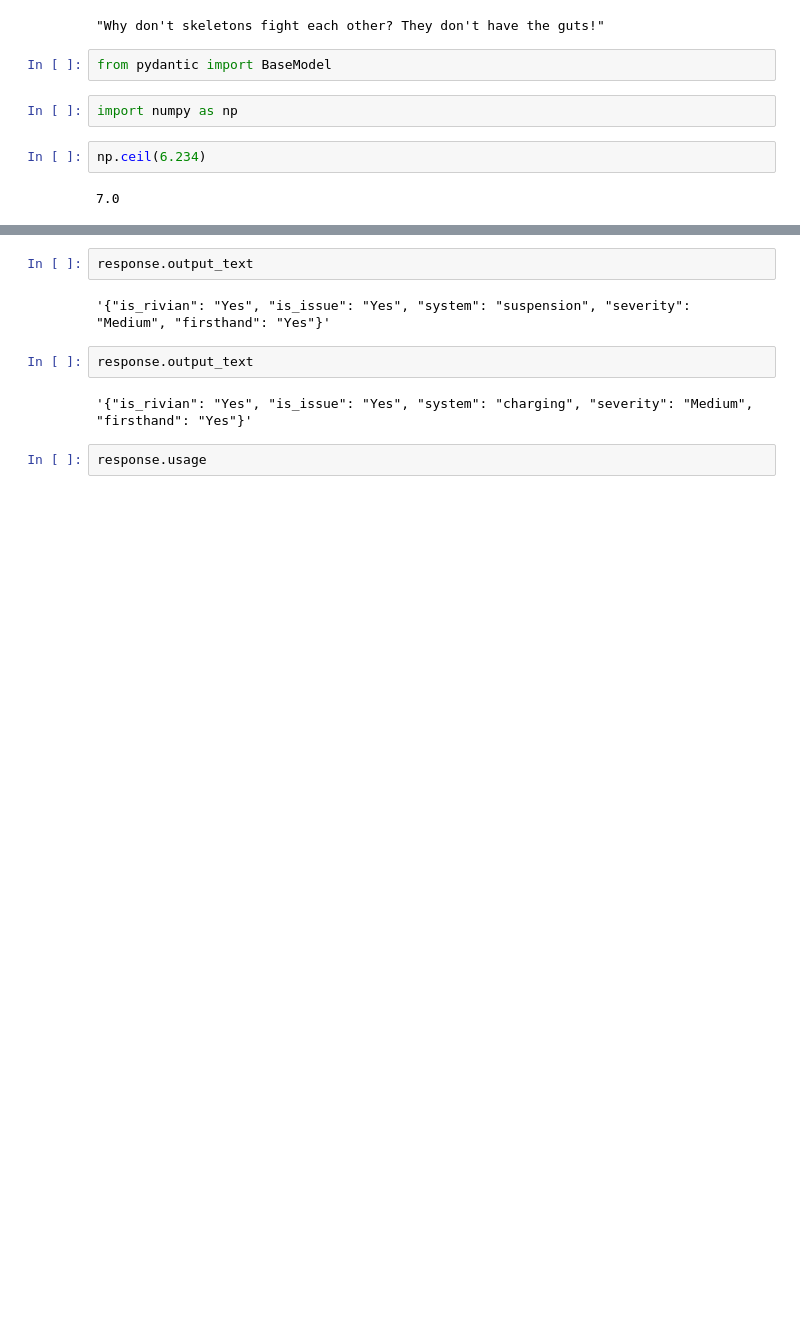
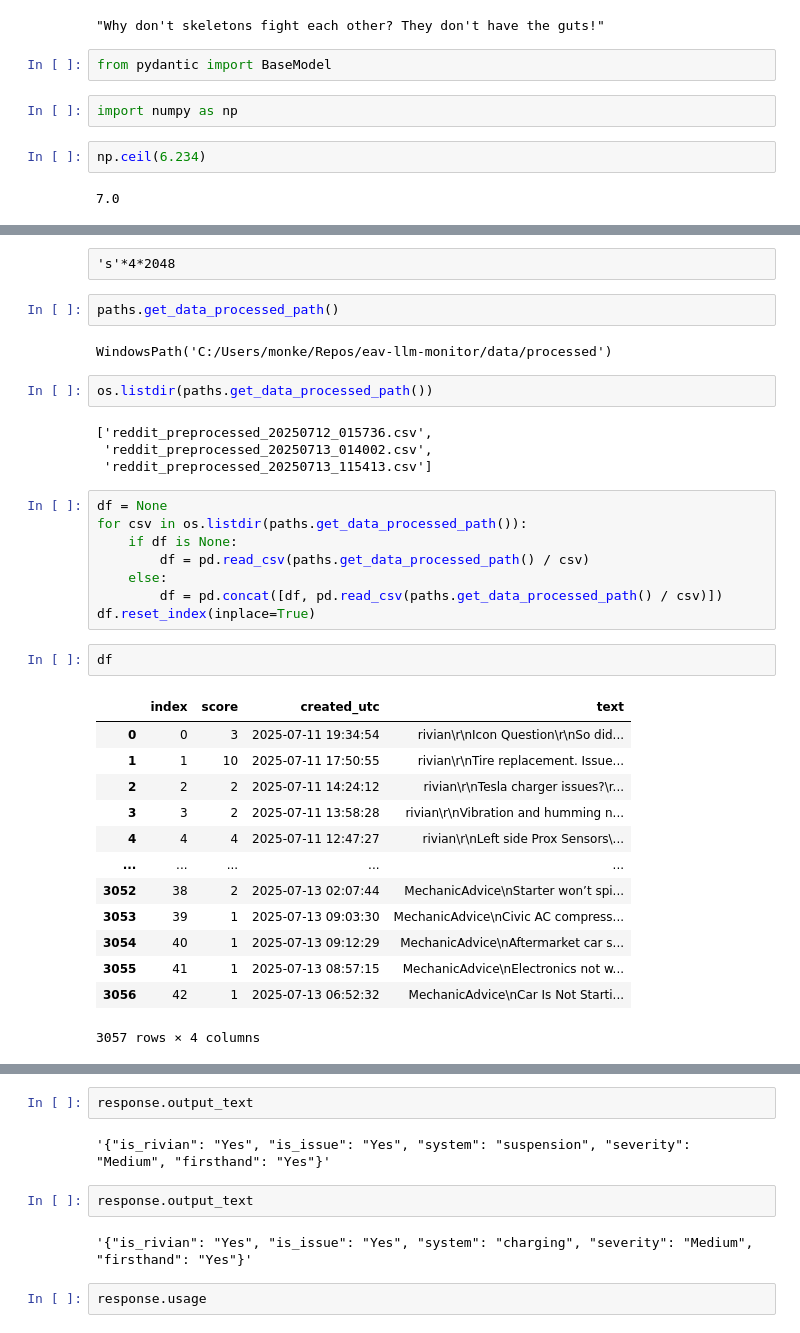
Before and after one commit to giancarlo-garbagnati/eav-llm-monitor, a Jupyter notebook: notebooks/dev.ipynb, the cells around one changed output, grey strips where cells are left out. Saved outputs shown, nothing was run; the diff lists cells and outputs as text; blank space fills up the shorter version.

```diff
--- a/notebooks/dev.ipynb
+++ b/notebooks/dev.ipynb
@@ -168,0 +128,36 @@ response = client.responses.create(
+# %% [raw]
+'s'*4*2048
+# %%
+paths.get_data_processed_path()
+# %% [output]
+WindowsPath('C:/Users/monke/Repos/eav-llm-monitor/data/processed')
+# %%
+os.listdir(paths.get_data_processed_path())
+# %% [output]
+['reddit_preprocessed_20250712_015736.csv',
+ 'reddit_preprocessed_20250713_014002.csv',
+ 'reddit_preprocessed_20250713_115413.csv']
+# %%
+df = None
+for csv in os.listdir(paths.get_data_processed_path()):
+    if df is None:
+        df = pd.read_csv(paths.get_data_processed_path() / csv)
+    else:
+        df = pd.concat([df, pd.read_csv(paths.get_data_processed_path() / csv)])
+df.reset_index(inplace=True)
+# %%
+df
+# %% [output]
+|  | index | score | created_utc | text |
+| 0 | 0 | 3 | 2025-07-11 19:34:54 | rivian\r\nIcon Question\r\nSo did... |
+| 1 | 1 | 10 | 2025-07-11 17:50:55 | rivian\r\nTire replacement. Issue... |
+| 2 | 2 | 2 | 2025-07-11 14:24:12 | rivian\r\nTesla charger issues?\r... |
+| 3 | 3 | 2 | 2025-07-11 13:58:28 | rivian\r\nVibration and humming n... |
+| 4 | 4 | 4 | 2025-07-11 12:47:27 | rivian\r\nLeft side Prox Sensors\... |
+| ... | ... | ... | ... | ... |
+| 3052 | 38 | 2 | 2025-07-13 02:07:44 | MechanicAdvice\nStarter won’t spi... |
+| 3053 | 39 | 1 | 2025-07-13 09:03:30 | MechanicAdvice\nCivic AC compress... |
+| 3054 | 40 | 1 | 2025-07-13 09:12:29 | MechanicAdvice\nAftermarket car s... |
+| 3055 | 41 | 1 | 2025-07-13 08:57:15 | MechanicAdvice\nElectronics not w... |
+| 3056 | 42 | 1 | 2025-07-13 06:52:32 | MechanicAdvice\nCar Is Not Starti... |
+3057 rows × 4 columns
```
Also changed, not shown: parts of 12 cells of this notebook, 5 other files.
